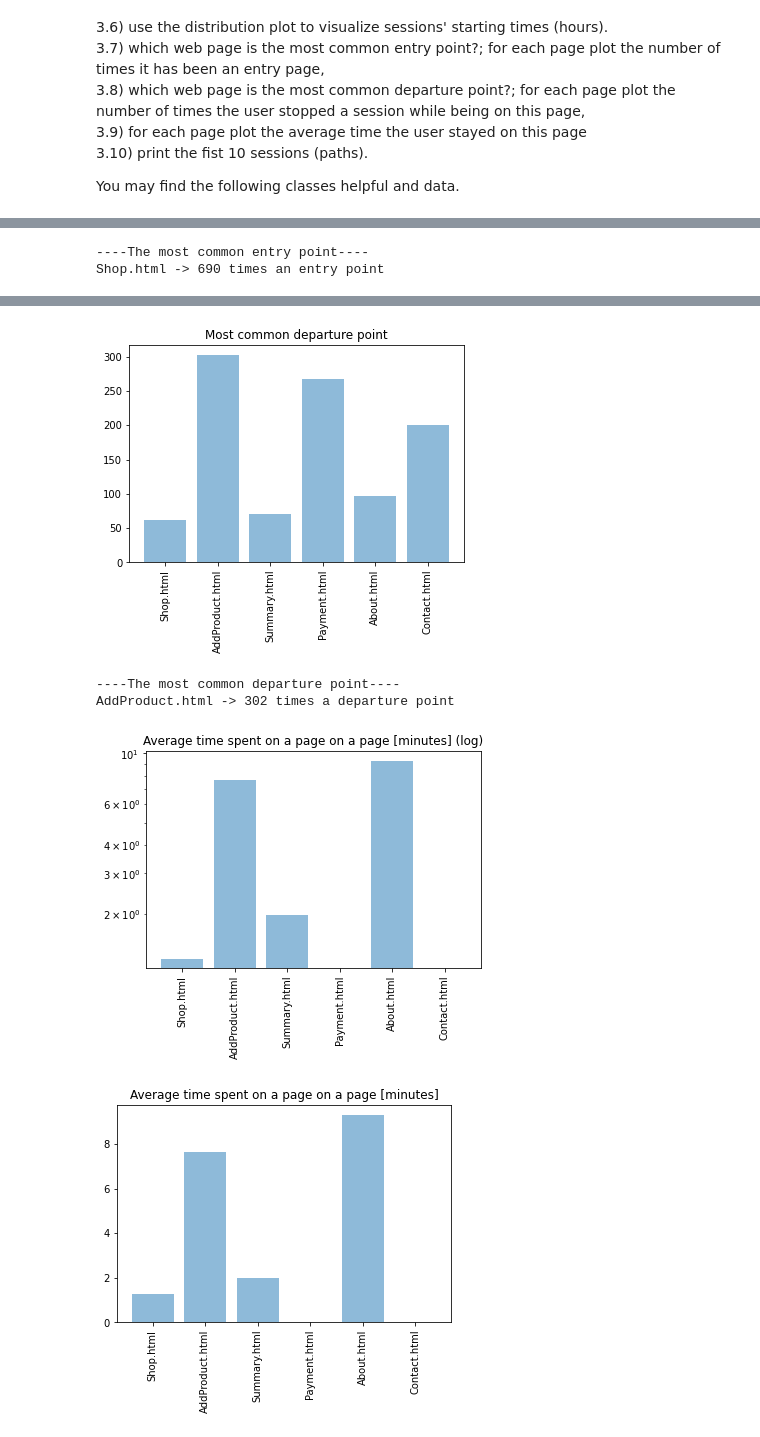
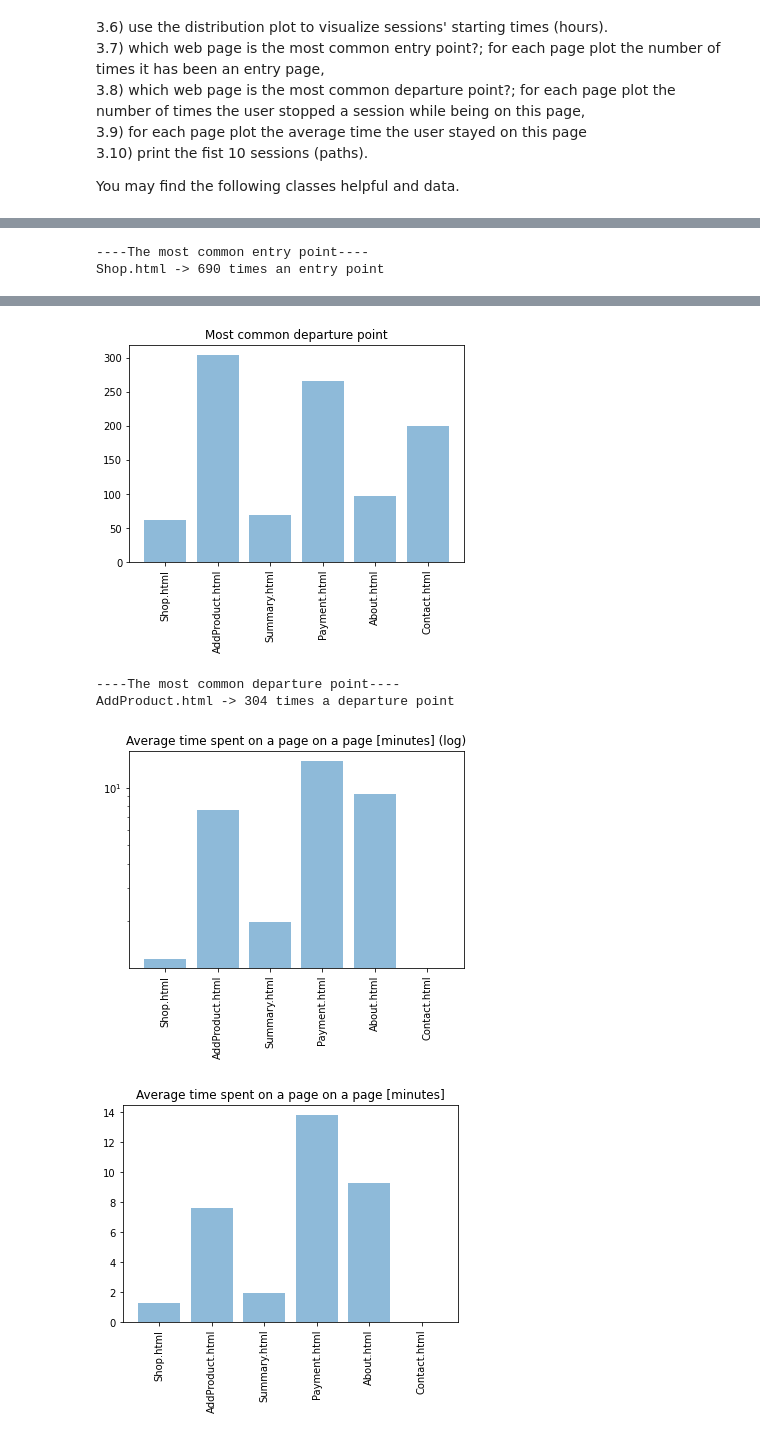
Before and after one commit to PiotrJTomaszewski/IR_lab, a Jupyter notebook: lab_30_03/Lab10_Logs.ipynb, the cells around one changed output, grey strips where cells are left out. Cells and saved outputs as stored; diff of their text form; code cells hidden in the pictures.

```diff
--- a/lab_30_03/Lab10_Logs.ipynb
+++ b/lab_30_03/Lab10_Logs.ipynb
@@ -149,11 +149,11 @@ LINKS = [[1, 4],
          [1, 5],
          []]
 
-theta = 2500  # Max session time in seconds
-delta = 800  # Max time on a single page in seconds
+theta = 40 * 60  # Max session time in seconds
+delta = 15 * 60  # Max time on a single page in seconds
 
 computers = {}
-global_sessions = []  # A list of all the sessions
+global_sessions = []  # A list of all the sessions (because we need to know the first 10 sessions)
 
 # Finding sessions
 for req in reqs:
@@ -268,13 +268,13 @@ for page in PAGES:
     time_on_page[page] = 0
     visits[page] = 0
 
-for comp in computers.values():
-    for session in comp.sessions:
-        for i, request in enumerate(session.requests):
-            if i < len(session.requests) - 1: # We can't tell a time spent on the last page in session
-                next_request = session.requests[i+1]
-                time_on_page[request.page] += next_request.time - request.time
-                visits[request.page] += 1
+
+for session in global_sessions:
+    for i, request in enumerate(session.requests):
+        if i < len(session.requests) - 1: # We can't tell a time spent on the last page in session
+            next_request = session.requests[i+1]
+            time_on_page[request.page] += next_request.time - request.time
+            visits[request.page] += 1
 avg_time_on_page = {}
 for page in PAGES:
     if visits[page] > 0:
@@ -290,7 +290,7 @@ plt.xticks(np.arange(len(avg_time_on_page.keys())), labels=avg_time_on_page.keys
 plt.title('Average time spent on a page on a page [minutes]')
 plt.show()
 
-# 3.10) print the fist 10 sessions (paths).
+# 3.10) print the first 10 sessions (paths).
 print('----First ten sessions----')
 for i in range(10):
     print(global_sessions[i])
@@ -308,12 +308,12 @@ for i in range(10):
 [figure]
 ----The most common entry point----
 Shop.html -> 690 times an entry point
 [figure]
 [figure]
 ----The most common departure point----
-AddProduct.html -> 302 times a departure point
+AddProduct.html -> 304 times a departure point
-[figure, old version]
+[figure, new version]
-[figure, old version]
+[figure, new version]
 ----First ten sessions----
 SESSION
 40429
```
Also changed, not shown: parts of 1 cell of this notebook.
